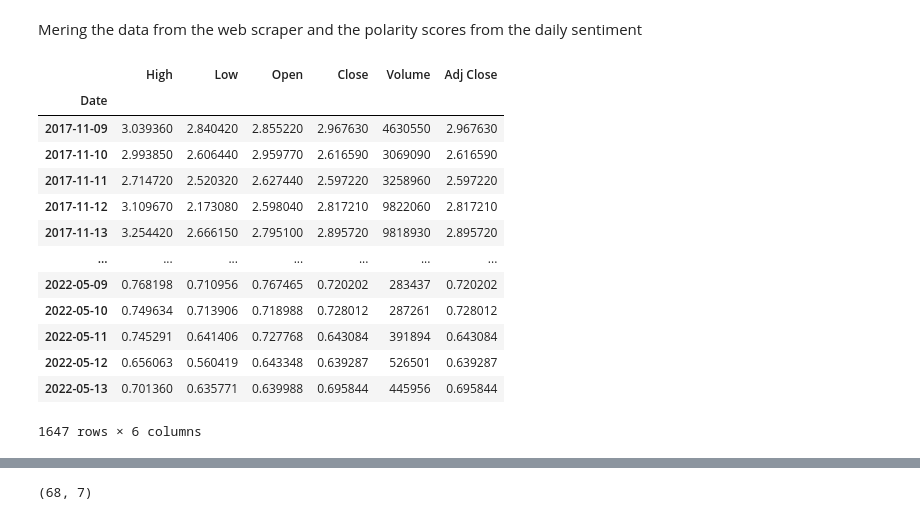
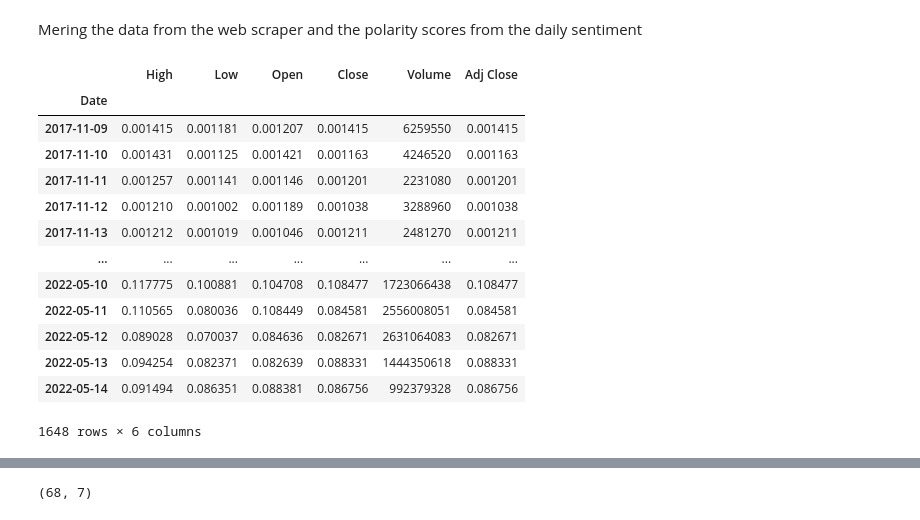
Before and after one commit to MohammedAlghazi17/Memecoin-Finalyear-Project, a Jupyter notebook: Data-Analysis-code.ipynb, the cells around one changed output, grey strips where cells are left out. Cells and saved outputs as stored; diff of their text form; code cells hidden in the pictures.

```diff
--- a/Data-Analysis-code.ipynb
+++ b/Data-Analysis-code.ipynb
@@ -564,23 +564,23 @@ Mering the data from the web scraper and the polarity scores from the daily sent
 # %%
 #mergedf = pd.merge(doge, dfagg, on='Date', how='inner')
 # %%
-SHIB = web.DataReader('MONA-USD', 'yahoo')
+SHIB = web.DataReader('DOGE-USD', 'yahoo')
 SHIB
 # %% [output]
 |  | High | Low | Open | Close | Volume | Adj Close |
 | Date |  |  |  |  |  |  |
-| 2017-11-09 | 3.039360 | 2.840420 | 2.855220 | 2.967630 | 4630550 | 2.967630 |
-| 2017-11-10 | 2.993850 | 2.606440 | 2.959770 | 2.616590 | 3069090 | 2.616590 |
-| 2017-11-11 | 2.714720 | 2.520320 | 2.627440 | 2.597220 | 3258960 | 2.597220 |
-| 2017-11-12 | 3.109670 | 2.173080 | 2.598040 | 2.817210 | 9822060 | 2.817210 |
-| 2017-11-13 | 3.254420 | 2.666150 | 2.795100 | 2.895720 | 9818930 | 2.895720 |
+| 2017-11-09 | 0.001415 | 0.001181 | 0.001207 | 0.001415 | 6259550 | 0.001415 |
+| 2017-11-10 | 0.001431 | 0.001125 | 0.001421 | 0.001163 | 4246520 | 0.001163 |
+| 2017-11-11 | 0.001257 | 0.001141 | 0.001146 | 0.001201 | 2231080 | 0.001201 |
+| 2017-11-12 | 0.001210 | 0.001002 | 0.001189 | 0.001038 | 3288960 | 0.001038 |
+| 2017-11-13 | 0.001212 | 0.001019 | 0.001046 | 0.001211 | 2481270 | 0.001211 |
 | ... | ... | ... | ... | ... | ... | ... |
-| 2022-05-09 | 0.768198 | 0.710956 | 0.767465 | 0.720202 | 283437 | 0.720202 |
-| 2022-05-10 | 0.749634 | 0.713906 | 0.718988 | 0.728012 | 287261 | 0.728012 |
-| 2022-05-11 | 0.745291 | 0.641406 | 0.727768 | 0.643084 | 391894 | 0.643084 |
-| 2022-05-12 | 0.656063 | 0.560419 | 0.643348 | 0.639287 | 526501 | 0.639287 |
-| 2022-05-13 | 0.701360 | 0.635771 | 0.639988 | 0.695844 | 445956 | 0.695844 |
+| 2022-05-10 | 0.117775 | 0.100881 | 0.104708 | 0.108477 | 1723066438 | 0.108477 |
+| 2022-05-11 | 0.110565 | 0.080036 | 0.108449 | 0.084581 | 2556008051 | 0.084581 |
+| 2022-05-12 | 0.089028 | 0.070037 | 0.084636 | 0.082671 | 2631064083 | 0.082671 |
+| 2022-05-13 | 0.094254 | 0.082371 | 0.082639 | 0.088331 | 1444350618 | 0.088331 |
+| 2022-05-14 | 0.091494 | 0.086351 | 0.088381 | 0.086756 | 992379328 | 0.086756 |
-1647 rows × 6 columns
+1648 rows × 6 columns
 # %%
 SHIB.index = pd.to_datetime(SHIB.index, format = '%Y/%m/%d')
 SHIB.index = SHIB.index.strftime('%d-%m-%Y')
```
Also changed, not shown: parts of 16 cells of this notebook, 37 other files.
